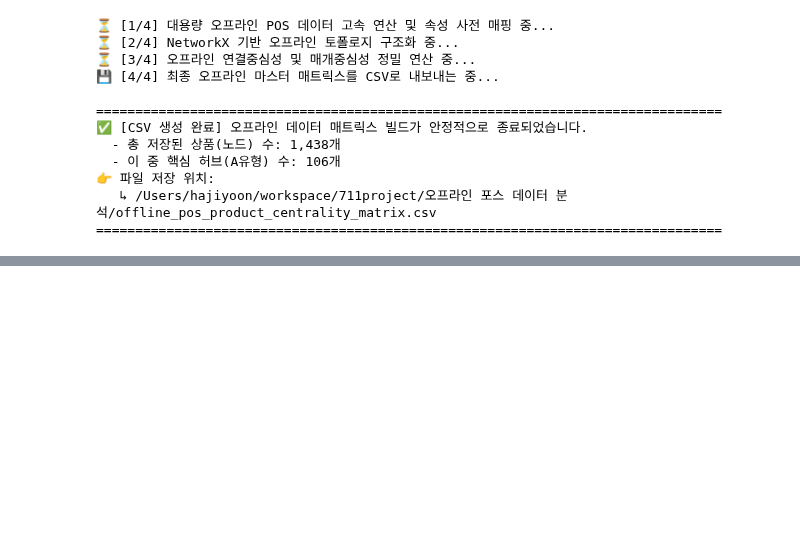
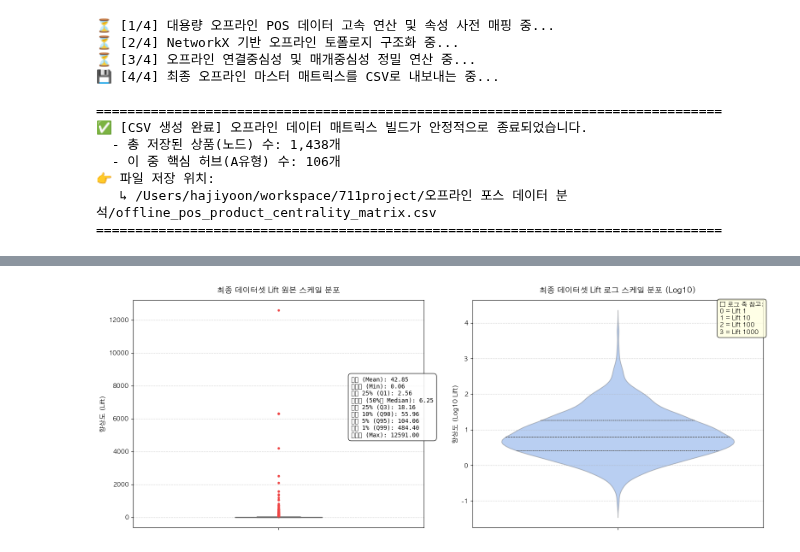
Before and after one commit to Song-exp/Seven-eleven, a Jupyter notebook: 퀵커머스 데이터 EDA/online_order_eda.ipynb, the cells around one changed output, grey strips where cells are left out. Drawn from its saved outputs; the diff is of its cells as text; code cells hidden in the pictures; blank space fills up the shorter version.

Commit message:
5/30 퀵커머스 네트워크

```diff
--- a/퀵커머스 데이터 EDA/online_order_eda.ipynb
+++ b/퀵커머스 데이터 EDA/online_order_eda.ipynb
@@ -6824,0 +7704,85 @@ print("="*80)
+# %%
+import os
+import pandas as pd
+import polars as pl
+import matplotlib.pyplot as plt
+import seaborn as sns
+import numpy as np
+
+# ==========================================
+# 0. 경로 설정 및 Parquet 데이터 로드
+# ==========================================
+ROOT = r"/Users/hajiyoon/workspace/"
+PARQUET_OUTPUT_PATH = os.path.join(ROOT, "711project", "퀵커머스 데이터 EDA", "quick_commerce_final_base_pairs_with_saved.parquet")
+
+print("⏳ [1/3] 최종 전략적 Parquet 데이터셋의 Lift 수치 로드 중...")
+final_pairs_df = pl.read_parquet(PARQUET_OUTPUT_PATH).to_pandas()
+
+lift_series = final_pairs_df["Lift"]
+
+# ==========================================
+# 1. 분위수 기반 상세 기술 통계량 연산
+# ==========================================
+print("⏳ [2/3] 그리드 서치 보폭 설정을 위한 구간별 분위수 산출 중...")
+summary_stats = {
+    "평균 (Mean)": lift_series.mean(),
+    "최솟값 (Min)": lift_series.min(),
+    "하위 25% (Q1)": lift_series.quantile(0.25),
+    "중앙값 (50%인 Median)": lift_series.median(),
+    "상위 25% (Q3)": lift_series.quantile(0.75),
+    "상위 10% (Q90)": lift_series.quantile(0.90),
+    "상위 5% (Q95)": lift_series.quantile(0.95),
+    "상위 1% (Q99)": lift_series.quantile(0.99),
+    "최댓값 (Max)": lift_series.max()
+}
+
+# ==========================================
+# 2. 박스플롯 및 로그 스케일 분포 시각화
+# ==========================================
+print("⏳ [3/3] 분포 왜곡 방지용 로그 스케일 융합 차트 생성 중...")
+
+# MacOS 폰트 및 마이너스 기호 깨짐 방지
+plt.rcParams['font.family'] = 'AppleGothic'
+plt.rcParams['axes.unicode_minus'] = False
+
+fig, axes = plt.subplots(1, 2, figsize=(16, 6))
+
+# Left Plot: 원본 스케일 박스플롯 (이상치 전체 스케일 확인용)
+sns.boxplot(y=lift_series, ax=axes[0], color="#94A3B8", width=0.3,
+            flierprops={"markerfacecolor": "#EF4444", "markeredgecolor": "none", "markersize": 4})
+axes[0].set_title("최종 데이터셋 Lift 원본 스케일 분포", fontsize=13, weight='bold', pad=12)
+axes[0].set_ylabel("향상도 (Lift)", fontsize=11)
+axes[0].grid(axis='y', linestyle='--', alpha=0.5)
+
+# 텍스트 주석으로 통계치 추가
+stats_text = "\n".join([f"{k}: {v:.2f}" for k, v in summary_stats.items()])
+axes[0].text(0.25, axes[0].get_ylim()[0] + (axes[0].get_ylim()[1] - axes[0].get_ylim()[0]) * 0.4,
+             stats_text, bbox=dict(facecolor='white', alpha=0.85, boxstyle='round,pad=0.5'), fontsize=10, family='monospace')
+
+# Right Plot: 로그 스케일 바이올린 + 스트립플롯 (밀집 밀도 정밀 확인용)
+# 0 이하의 값 방지를 위해 소량의 엡실론 추가 후 로그 연산
+log_lift = np.log10(lift_series)
+sns.violinplot(y=log_lift, ax=axes[1], color="#3B82F6", inner="quartile", alpha=0.4)
+axes[1].set_title("최종 데이터셋 Lift 로그 스케일 분포 (Log10)", fontsize=13, weight='bold', pad=12)
+axes[1].set_ylabel("향상도 (Log10 Lift)", fontsize=11)
+axes[1].grid(axis='y', linestyle='--', alpha=0.5)
+
+# 로그 축 눈금을 원본 수치로 이해하기 쉽게 부가 설명 추가
+axes[1].text(0.35, log_lift.max() * 0.9, "💡 로그 축 참고:\n0 = Lift 1\n1 = Lift 10\n2 = Lift 100\n3 = Lift 1000",
+             bbox=dict(facecolor='lightyellow', alpha=0.8, boxstyle='round,pad=0.4'), fontsize=10)
+
+plt.tight_layout()
+plt.show()
+
+# 기술 통계량 콘솔 출력
+print("\n" + "="*60)
+print("📊 그리드 서치 설계용 Lift 기술 통계 보고서")
+print("="*60)
+for k, v in summary_stats.items():
+    print(f"  · {k:<20} : {v:.4f}")
+print("="*60)
+print("💡 [그리드 서치 보폭 수립 가이드라인]")
+print("  1. 만약 Q3(75%)와 Q90(90%)의 격차가 크지 않다면: 초반에는 0.5 또는 1.0 단위로 세밀하게 엣지를 쳐냅니다.")
+print("  2. 만약 Q95 이후부터 수치가 수백 단위로 폭발한다면: 후반부 탐색 영역은 10.0 또는 50.0 단위로 보폭을 크게 넓혀야 효율적입니다.")
+print("="*60)
+# %% [output]
@@ -6824,0 +7792 @@ print("="*80)
+[figure, added]
```
Also changed, not shown: parts of 15 cells of this notebook.
